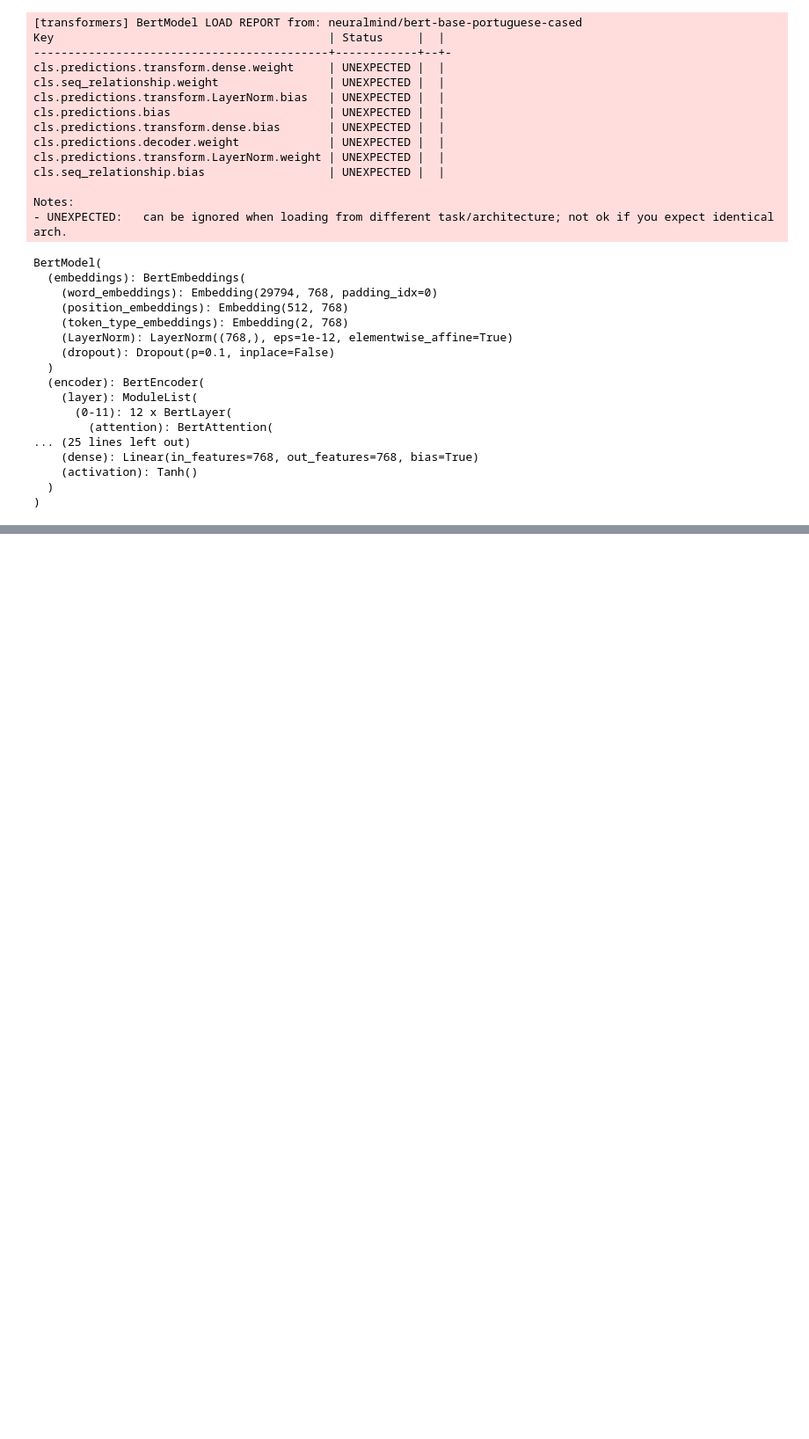
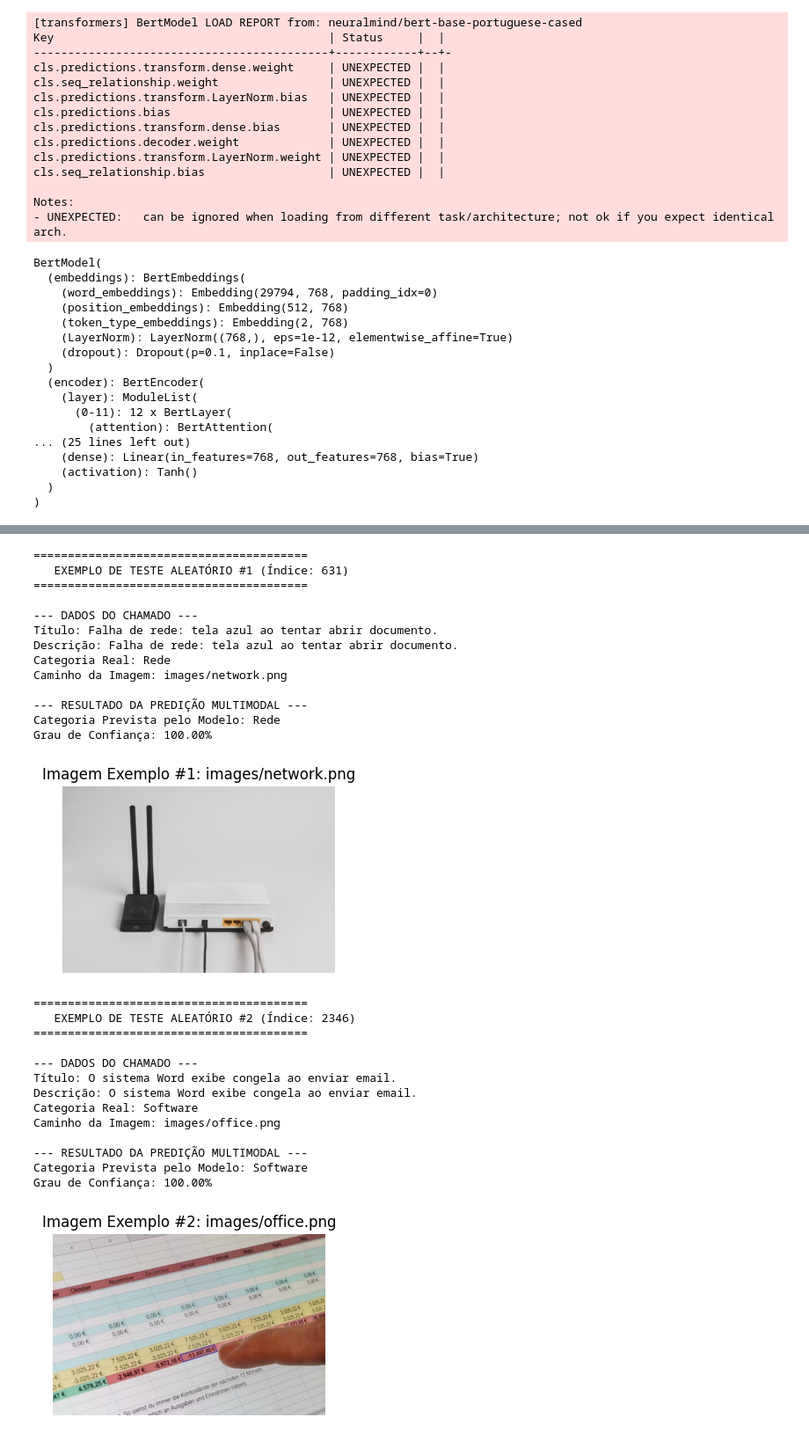
Before and after one commit to RCalvoso/grupo4_projeto_integrador_2, a Jupyter notebook: 07_Pipeline_Final.ipynb, the cells around one changed output, grey strips where cells are left out. Shown at 88% size. Saved outputs shown, nothing was run; the diff lists cells and outputs as text; code cells hidden in the pictures; blank space fills up the shorter version.

```diff
--- a/07_Pipeline_Final.ipynb
+++ b/07_Pipeline_Final.ipynb
@@ -137,0 +200,76 @@ print("✅ Pipeline de inferência pronto para teste!")
+# %%
+import random
+import matplotlib.pyplot as plt
+from PIL import Image
+import os
+
+# Escolher 3 índices aleatórios do conjunto de dados de treino
+amostra_indices = random.sample(range(len(train_df)), 3)
+
+for i, idx in enumerate(amostra_indices, 1):
+    ticket_random = train_df.iloc[idx].to_dict()
+
+    print(f"\n{'='*40}")
+    print(f"   EXEMPLO DE TESTE ALEATÓRIO #{i} (Índice: {idx})")
+    print(f"{'='*40}")
+
+    # 1. Dados de Entrada
+    print("\n--- DADOS DO CHAMADO ---")
+    print(f"Título: {ticket_random.get('title')}")
+    print(f"Descrição: {ticket_random.get('description')}")
+    print(f"Categoria Real: {ticket_random.get('target_category')}")
+    print(f"Caminho da Imagem: {ticket_random.get('image_path')}")
+
+    # 2. Executar a Inferência
+    resultado = predict_ticket_category(ticket_random)
+
+    # 3. Exibir Resultados do Modelo
+    print("\n--- RESULTADO DA PREDIÇÃO MULTIMODAL ---")
+    print(f"Categoria Prevista pelo Modelo: {resultado['categoria_prevista']}")
+    print(f"Grau de Confiança: {resultado['confianca']:.2%}")
+
+    # 4. Mostrar a imagem associada
+    img_relative_path = ticket_random.get('image_path', '')
+    img_full_path = os.path.join(dir_path, img_relative_path)
+
+    if img_relative_path and os.path.exists(img_full_path):
+        try:
+            img = Image.open(img_full_path)
+            plt.figure(figsize=(4, 4))
+            plt.imshow(img)
+            plt.title(f"Imagem Exemplo #{i}: {img_relative_path}")
+            plt.axis('off')
+            plt.show()
+        except Exception as e:
+            print(f"[Erro ao carregar imagem]: {e}")
+    else:
+        print("[Aviso]: Imagem indisponível ou arquivo não encontrado.")
+# %% [output]
+========================================
+   EXEMPLO DE TESTE ALEATÓRIO #1 (Índice: 631)
+========================================
+
+--- DADOS DO CHAMADO ---
+Título: Falha de rede: tela azul ao tentar abrir documento.
+Descrição: Falha de rede: tela azul ao tentar abrir documento.
+Categoria Real: Rede
+Caminho da Imagem: images/network.png
+
+--- RESULTADO DA PREDIÇÃO MULTIMODAL ---
+Categoria Prevista pelo Modelo: Rede
+Grau de Confiança: 100.00%
+[figure, added]
+========================================
+   EXEMPLO DE TESTE ALEATÓRIO #2 (Índice: 2346)
+========================================
+
+--- DADOS DO CHAMADO ---
+Título: O sistema Word exibe congela ao enviar email.
+Descrição: O sistema Word exibe congela ao enviar email.
+Categoria Real: Software
+Caminho da Imagem: images/office.png
+
+--- RESULTADO DA PREDIÇÃO MULTIMODAL ---
+Categoria Prevista pelo Modelo: Software
+Grau de Confiança: 100.00%
+[figure, added]
```
Also changed, not shown: parts of 3 cells of this notebook.
